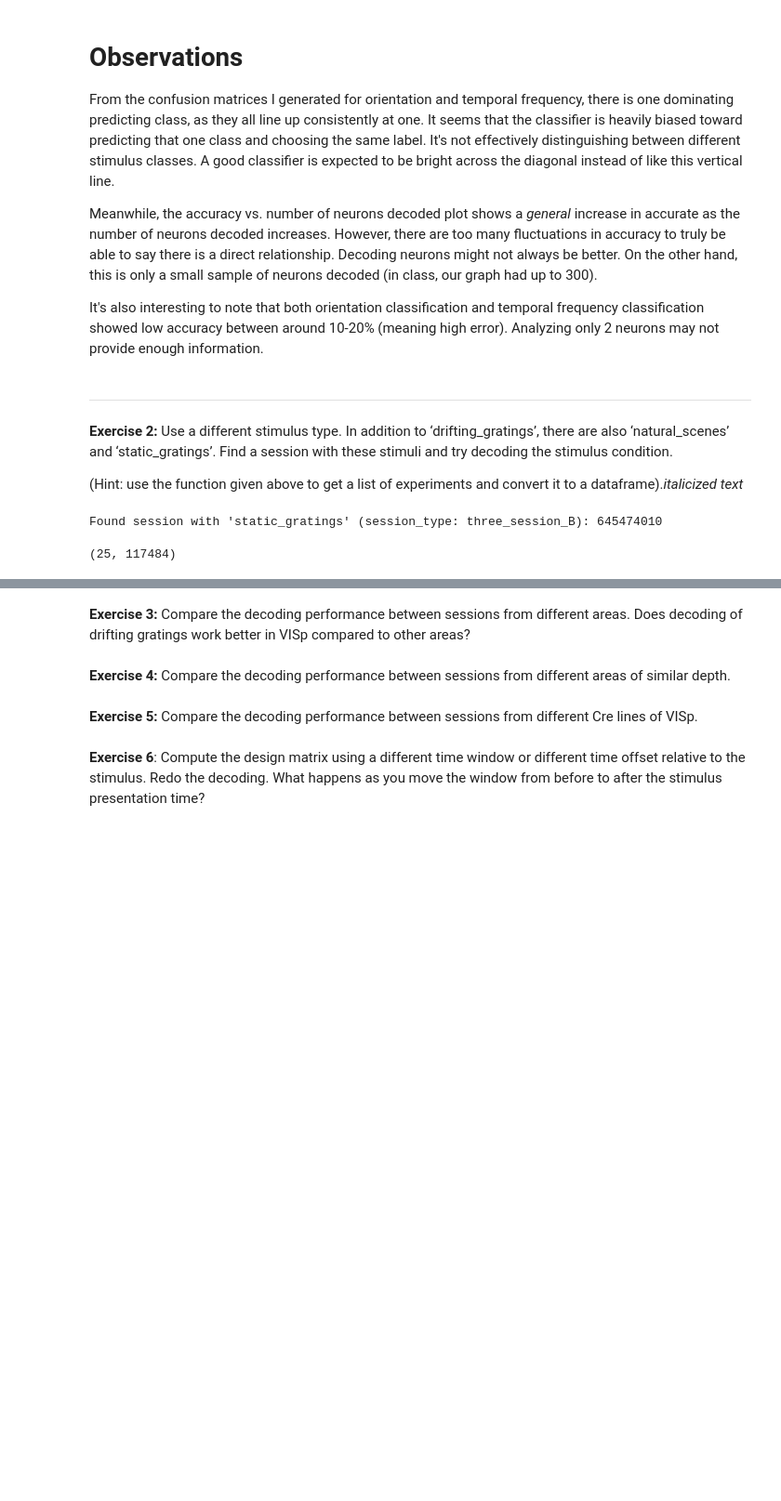
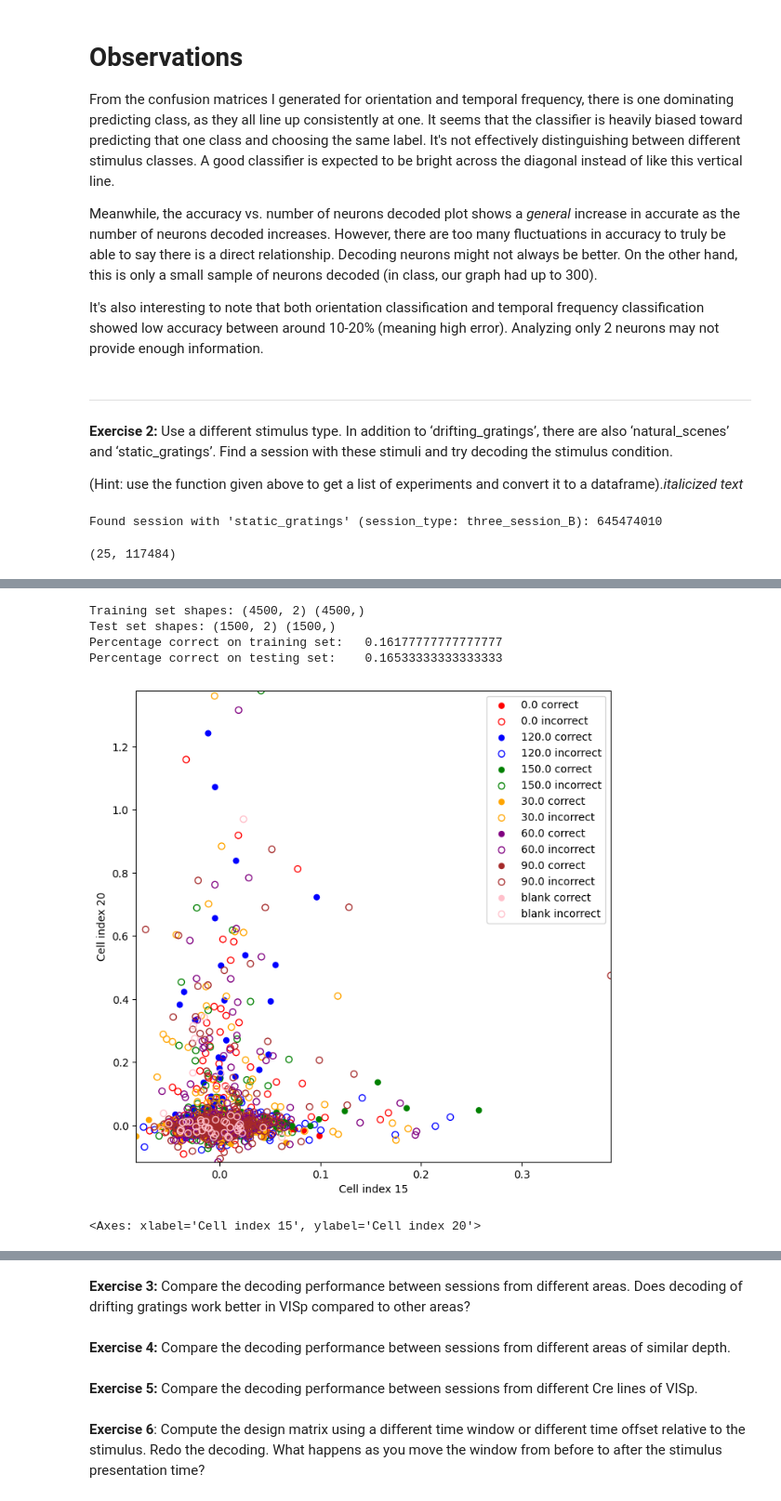
Before and after one commit to anniey27/amath342, a Jupyter notebook: HW3_Decoding.ipynb, the cells around one changed output, grey strips where cells are left out. Shown at 93% size. Drawn from its saved outputs; the diff is of its cells as text; code cells hidden in the pictures; blank space fills up the shorter version.

```diff
--- a/HW3_Decoding.ipynb
+++ b/HW3_Decoding.ipynb
@@ -534,0 +493,76 @@ plt.show()
+# %%
+# -----------------------------
+# NOW USING LOGISTICAL REGRESSION
+# -----------------------------
+from sklearn.linear_model import LogisticRegression
+
+# splitting the data into training and test sets
+# using 75% for training
+test_index = int(0.75 * num_trials)
+two_neuron_activity_train = two_neuron_activity[:test_index]
+two_neuron_activity_test = two_neuron_activity[test_index:]
+stim_train = stim[:test_index]
+stim_test = stim[test_index:]
+
+print("Training set shapes:", two_neuron_activity_train.shape, stim_train.shape)
+print("Test set shapes:", two_neuron_activity_test.shape, stim_test.shape)
+
+# Create and train the classifier
+classifier = LogisticRegression(max_iter=1000)
+classifier.fit(two_neuron_activity_train, stim_train)  # Use orientation labels
+
+# predictions for the training and testing sets
+stim_train_hat2 = classifier.predict(two_neuron_activity_train)
+stim_test_hat2 = classifier.predict(two_neuron_activity_test)
+
+# error (1 - percentage correct)
+print("Percentage correct on training set:  ", np.mean(stim_train_hat2 == stim_train))
+print("Percentage correct on testing set:   ", np.mean(stim_test_hat2 == stim_test))
+
+def plot_test_performance(X, y, y_hat, xlabel=None, ylabel=None, names=None, ax=None):
+    classes = np.unique(y)
+    num_classes = len(classes)
+
+    if ax is None:
+        ax = plt.figure(figsize=(8, 8)).gca()
+
+    for ii, cl in enumerate(classes):
+        if names is not None:
+            this_label = names[ii]
+        else:
+            this_label = f'{cl}'
+
+        # determining correct vs. incorrect predictions
+        is_class = (y == cl)
+        is_correct = (y == y_hat)
+
+        ax.scatter(X[is_class & is_correct, 0],
+                   X[is_class & is_correct, 1],
+                   c=colors[ii],
+                   edgecolor='none',
+                   label=this_label + ' correct')
+        ax.scatter(X[is_class & ~is_correct, 0],
+                   X[is_class & ~is_correct, 1],
+                   c='none',
+                   edgecolor=colors[ii],
+                   label=this_label + ' incorrect')
+
+    ax.set_xlim(X[:, 0].min(), X[:, 0].max())
+    ax.set_ylim(X[:, 1].min(), X[:, 1].max())
+    ax.set_xlabel(xlabel)
+    ax.set_ylabel(ylabel)
+    ax.legend()
+    plt.show()
+    return ax
+
+# plot performance for temporal frequency classification
+plot_test_performance(two_neuron_activity_test, stim_test, stim_test_hat2,
+                      xlabel='Cell index ' + str(cell_index),
+                      ylabel='Cell index ' + str(cell_index2))
+# %% [output]
+Training set shapes: (4500, 2) (4500,)
+Test set shapes: (1500, 2) (1500,)
+Percentage correct on training set:   0.16177777777777777
+Percentage correct on testing set:    0.16533333333333333
+[figure, added]
+<Axes: xlabel='Cell index 15', ylabel='Cell index 20'>
```
Also changed, not shown: parts of 4 cells of this notebook.
